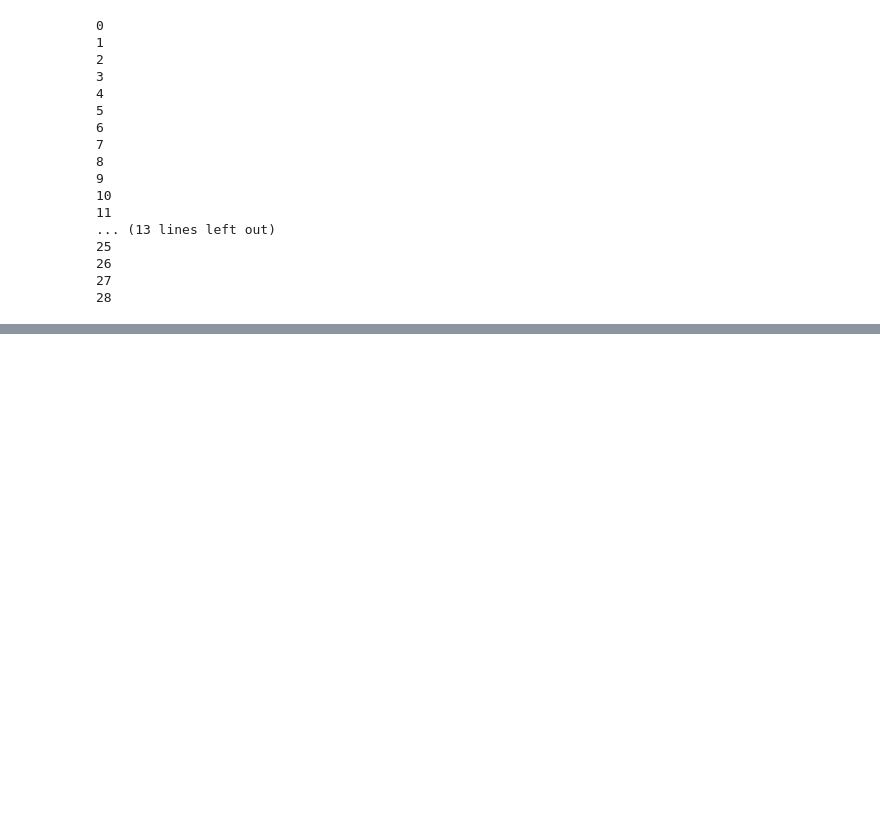
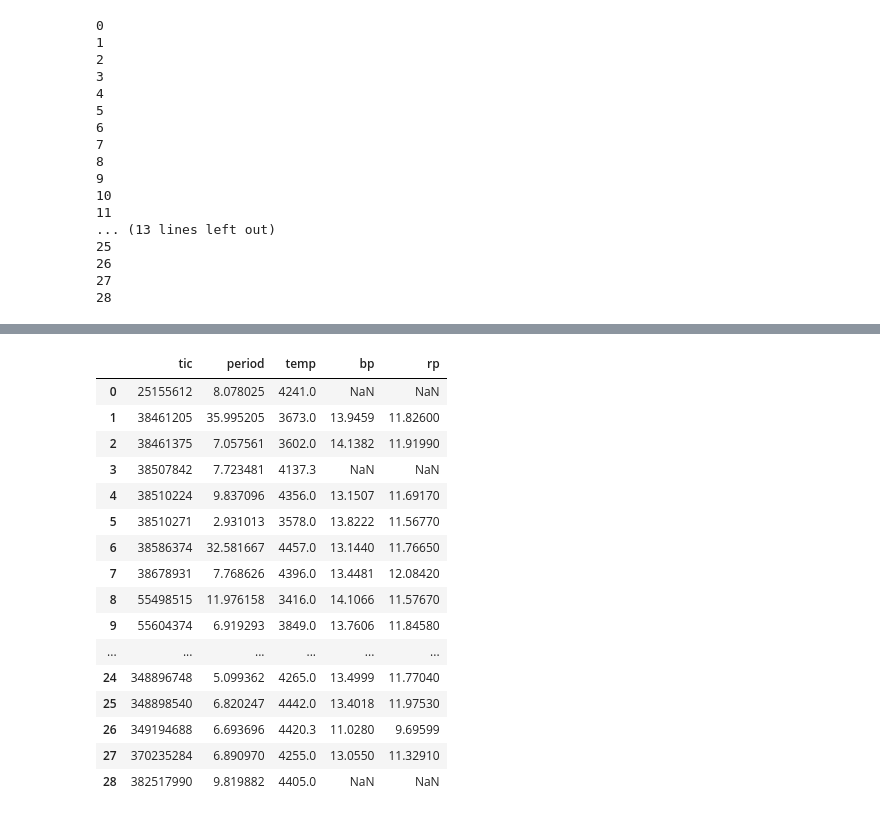
Before and after one commit to mariela-reyling/STELLAR_interns, a Jupyter notebook: INTERN_CODE/Mariela/stellar_RPs.ipynb, the cells around one changed output, grey strips where cells are left out. Cells and saved outputs as stored; diff of their text form; code cells hidden in the pictures; blank space fills up the shorter version.

```diff
--- a/INTERN_CODE/Mariela/stellar_RPs.ipynb
+++ b/INTERN_CODE/Mariela/stellar_RPs.ipynb
@@ -63,0 +125,21 @@ for row in mariela:
+# %%
+ourdata_withtemp = ourdata.merge(df_to_add, sort= True, on = "tic")
+ourdata_withtemp
+# %% [output]
+|  | tic | period | temp | bp | rp |
+| 0 | 25155612 | 8.078025 | 4241.0 | NaN | NaN |
+| 1 | 38461205 | 35.995205 | 3673.0 | 13.9459 | 11.82600 |
+| 2 | 38461375 | 7.057561 | 3602.0 | 14.1382 | 11.91990 |
+| 3 | 38507842 | 7.723481 | 4137.3 | NaN | NaN |
+| 4 | 38510224 | 9.837096 | 4356.0 | 13.1507 | 11.69170 |
+| 5 | 38510271 | 2.931013 | 3578.0 | 13.8222 | 11.56770 |
+| 6 | 38586374 | 32.581667 | 4457.0 | 13.1440 | 11.76650 |
+| 7 | 38678931 | 7.768626 | 4396.0 | 13.4481 | 12.08420 |
+| 8 | 55498515 | 11.976158 | 3416.0 | 14.1066 | 11.57670 |
+| 9 | 55604374 | 6.919293 | 3849.0 | 13.7606 | 11.84580 |
+| ... | ... | ... | ... | ... | ... |
+| 24 | 348896748 | 5.099362 | 4265.0 | 13.4999 | 11.77040 |
+| 25 | 348898540 | 6.820247 | 4442.0 | 13.4018 | 11.97530 |
+| 26 | 349194688 | 6.693696 | 4420.3 | 11.0280 | 9.69599 |
+| 27 | 370235284 | 6.890970 | 4255.0 | 13.0550 | 11.32910 |
+| 28 | 382517990 | 9.819882 | 4405.0 | NaN | NaN |
```
Also changed, not shown: parts of 7 cells of this notebook.
